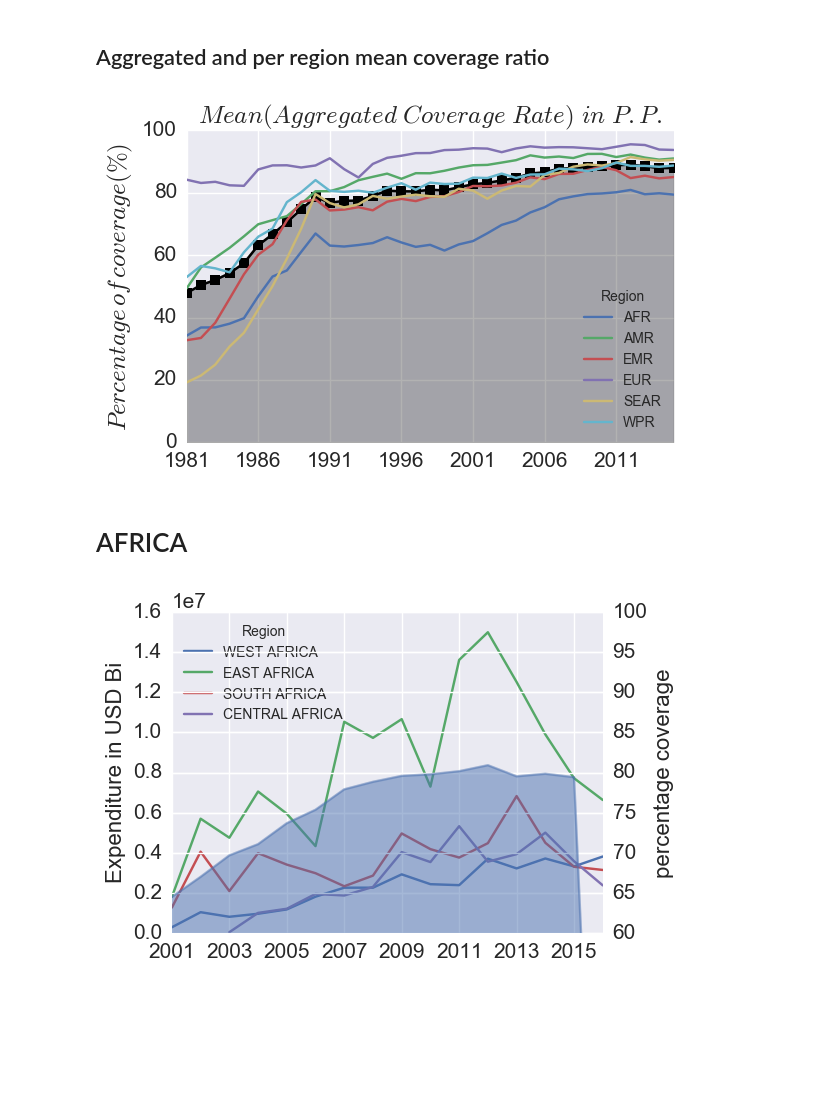
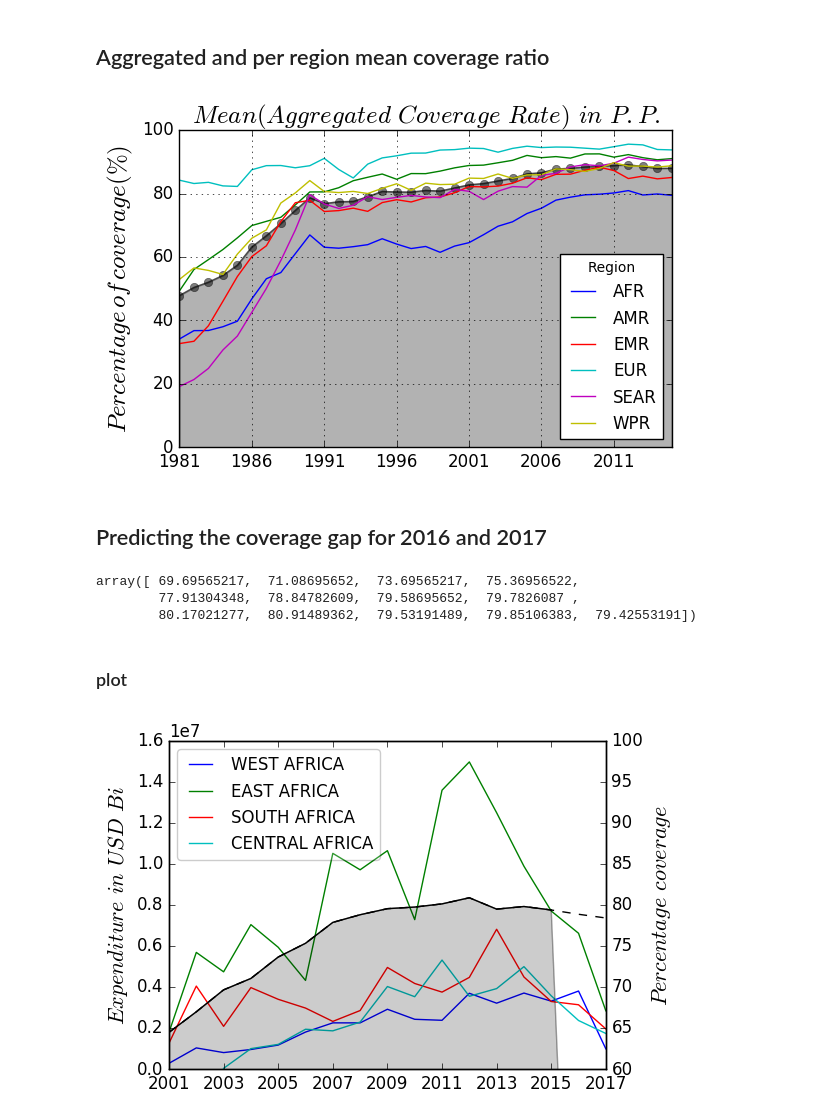
Before and after one commit to demosgill/deloitte_hack, a Jupyter notebook: V2 - Clean Functions .ipynb, the cells around one changed output. Saved outputs shown, nothing was run; the diff lists cells and outputs as text; code cells hidden in the pictures; blank space fills up the shorter version.

Commit message:
1 - First commit. 2 - Further functions; no notebooks 2.1 - added Notebooks 3 - Final version
NB! ->>> Check notebook and change the path where data files are located before starting.

```diff
--- a/V2 - Clean Functions .ipynb
+++ b/V2 - Clean Functions .ipynb
@@ -81,11 +55,13 @@ gd = gd.ix[gd.index[1:-1]]
 # %%
+data2 = pd.read_csv('data/'+'NGO_DataDisbursement.csv')
+
+gd = data2.groupby('Region').mean().T
+gd = gd.ix[gd.index[1:]]
+
 f, ax = plt.subplots(1,1,figsize=(6,4))
-#gd.mean(axis=1).plot(kind='area', color='k',alpha=0.3, ax=ax)
-#gd.mean(axis=1).plot(color='k', marker='s', ax=ax)
-#for i in gd.columns:
-gd.plot(ax=ax)
+gd.plot(ax=ax, marker='o', linewidth=1.5)
 plt.title(r'$Mean\, Disbursement\, per\, region$', fontsize=18)
 plt.ylabel('$Disbursement\, in\, USD\, Bi.$', fontsize=18)
 plt.tight_layout()
-plt.savefig('/Users/demos/Desktop/cnt.pdf')
+#plt.savefig('/Users/demos/Desktop/cnt.pdf')
 # %% [output]
@@ -114,28 +90,53 @@ aggData = aggData.ix[aggData.index[1:-1]][::-1]
 f, ax = plt.subplots(1,1,figsize=(6,4))
 df[df.columns[5:-1]].T[::-1].mean(axis=1).plot(kind='area', color='k',
                                               alpha=0.3, ax=ax)
-df[df.columns[5:-1]].T[::-1].mean(axis=1).plot(color='k', marker='s', ax=ax)
+df[df.columns[5:-1]].T[::-1].mean(axis=1).plot(color='k', marker='o', ax=ax,
+                                              alpha=0.5)
 aggData.plot(ax=ax)
+ax.grid(True)
 plt.title(r'$Mean(Aggregated$ $Coverage$ $Rate)$ $in$ $P.P.$', fontsize=18)
 plt.ylabel('$Percentage\, of\, coverage (\%)$', fontsize=18)
 plt.ylim([0,100])
 plt.tight_layout()
-#plt.savefig('/Users/demos/Desktop/aggCov.pdf')
+#plt.savefig('/Users/demos/Desktop/aggCov2.pdf')
 # %% [output]
-[figure, old version]
+[figure, new version]
+# %% [markdown]
+## Predicting the coverage gap for 2016 and 2017
+# %%
+x_train = gd[['WEST AFRICA','EAST AFRICA', 'SOUTH AFRICA', 'CENTRAL AFRICA']]['2003':'2015']
+x_train = x_train.values
+x_test = gd[['WEST AFRICA','EAST AFRICA', 'SOUTH AFRICA', 'CENTRAL AFRICA']]['2015':'2017'].values
+# %%
+labels = aggData['AFR'][gd['WEST AFRICA'].index]['2003':'2015'].values
+labels
+# %% [output]
+array([ 69.69565217,  71.08695652,  73.69565217,  75.36956522,
+        77.91304348,  78.84782609,  79.58695652,  79.7826087 ,
+        80.17021277,  80.91489362,  79.53191489,  79.85106383,  79.42553191])
+# %%
+# PREDICT VALUES USING SKLEARN
+model2 = RandomForestRegressor()
+model2.fit(x_train, labels)
+pred = model2.predict(x_test)
+
+newDf = aggData['AFR'][gd['WEST AFRICA'].index]
+newDf['2016'] = pred[0]; newDf['2017']  = pred[1]
 # %% [markdown]
-# AFRICA
+### plot
 # %%
-aggtd = gd[['WEST AFRICA','EAST AFRICA', 'SOUTH AFRICA', 'CENTRAL AFRICA']].mean(axis=1).copy()
-#aggtd.plot(color='r', marker='s')
+#gd[['WEST AFRICA','EAST AFRICA', 'SOUTH AFRICA', 'CENTRAL AFRICA']].plot()
 gd[['WEST AFRICA','EAST AFRICA', 'SOUTH AFRICA', 'CENTRAL AFRICA']].plot()
-plt.ylabel('Expenditure in USD Bi', fontsize=16)
-ax=plt.twinx()
-aggData['AFR'][gd['WEST AFRICA'].index].plot(ax=ax, kind='area',
-                                            alpha=0.5)
-ax.set_ylabel('percentage coverage', fontsize=16)
+plt.legend(fancybox=True, framealpha=0.2, loc='upper left')
+plt.ylabel('$Expenditure$ $in$ $USD$ $Bi$', fontsize=16)
+ax = plt.twinx()
+newDf.plot(linestyle='--', color='k',ax=ax)
+newDf['2001':'2015'].plot(linestyle='-', color='k',ax=ax)
+aggData['AFR'][gd['WEST AFRICA'].index].plot(kind='area',alpha=0.2,
+                                             ax=ax, color='k')
+ax.set_ylabel('$Percentage$ $coverage$', fontsize=16)
 ax.set_ylim([60,100])
 plt.tight_layout()
-#plt.savefig('/Users/demos/Desktop/exp_per_reg.pdf')
+#plt.savefig('/Users/demos/Desktop/deloitte /prediction.pdf')
 # %% [output]
-[figure, old version]
+[figure, new version]
```
Also changed, not shown: parts of 20 cells of this notebook.
